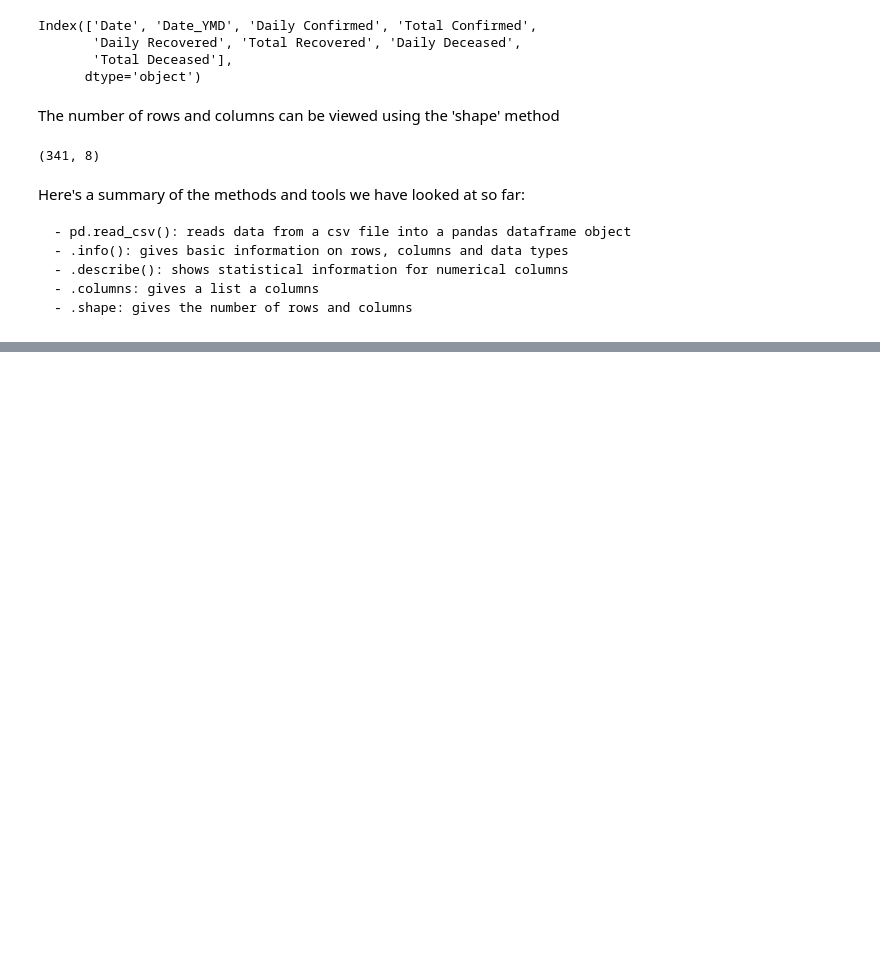
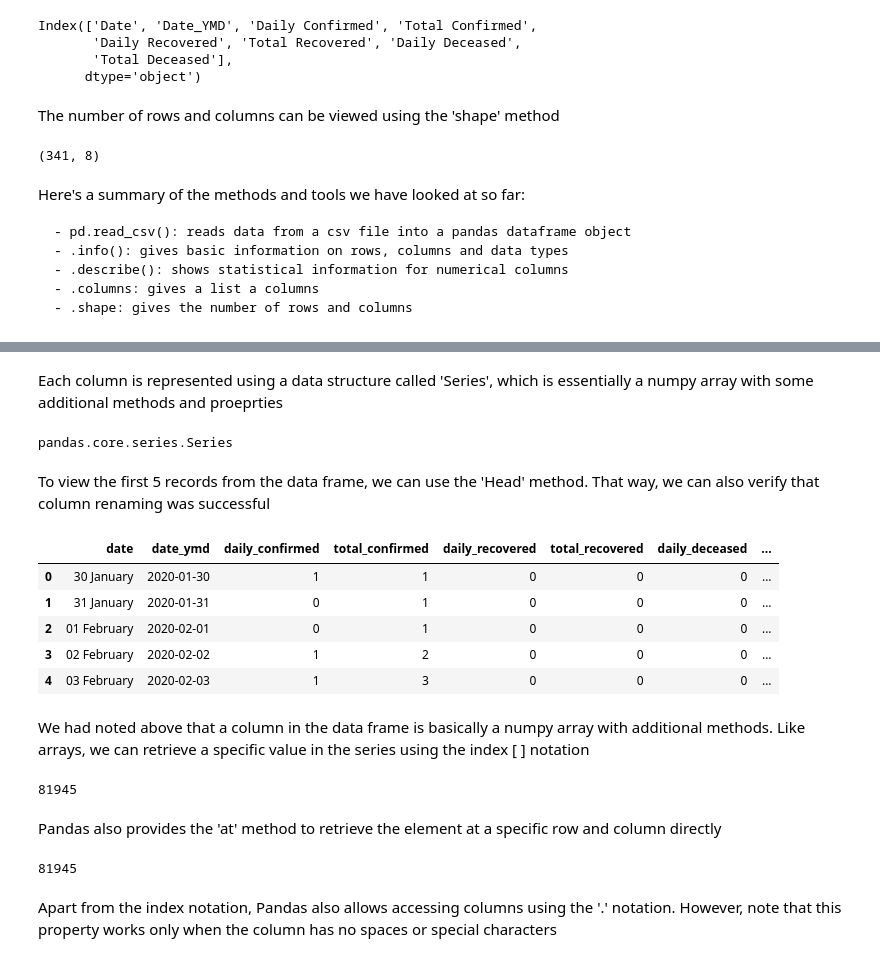
Before and after one commit to enumulak/EK_ML, a Jupyter notebook: Pandas/LearnPandas_Covid19_IndiaAnalysis_v1.0.ipynb, the cells around one changed output, grey strips where cells are left out. Saved outputs shown, nothing was run; the diff lists cells and outputs as text; code cells hidden in the pictures; blank space fills up the shorter version.

Commit message:
Section Two added to Pandas Notebook

```diff
--- a/Pandas/LearnPandas_Covid19_IndiaAnalysis_v1.0.ipynb
+++ b/Pandas/LearnPandas_Covid19_IndiaAnalysis_v1.0.ipynb
@@ -103,0 +158,7 @@ Here's a summary of the methods and tools we have looked at so far:
+# %% [markdown]
+Each column is represented using a data structure called 'Series', which is essentially a numpy array with some additional
+methods and proeprties
+# %%
+type(covid_df['Daily Recovered'])
+# %% [output]
+pandas.core.series.Series
@@ -103,0 +169,27 @@ Here's a summary of the methods and tools we have looked at so far:
+# %% [markdown]
+To view the first 5 records from the data frame, we can use the 'Head' method. That way, we can also verify that column
+renaming was successful
+# %%
+covid_df.head()
+# %% [output]
+|  | date | date_ymd | daily_confirmed | total_confirmed | daily_recovered | total_recovered | daily_deceased | ... |
+| 0 | 30 January | 2020-01-30 | 1 | 1 | 0 | 0 | 0 | ... |
+| 1 | 31 January | 2020-01-31 | 0 | 1 | 0 | 0 | 0 | ... |
+| 2 | 01 February | 2020-02-01 | 0 | 1 | 0 | 0 | 0 | ... |
+| 3 | 02 February | 2020-02-02 | 1 | 2 | 0 | 0 | 0 | ... |
+| 4 | 03 February | 2020-02-03 | 1 | 3 | 0 | 0 | 0 | ... |
+# %% [markdown]
+We had noted above that a column in the data frame is basically a numpy array with additional methods. Like arrays, we can
+retrieve a specific value in the series using the index [ ] notation
+# %%
+covid_df['daily_recovered'][250]
+# %% [output]
+81945
+# %% [markdown]
+Pandas also provides the 'at' method to retrieve the element at a specific row and column directly
+# %%
+covid_df.at[250, 'daily_recovered']
+# %% [output]
+81945
+# %% [markdown]
+Apart from the index notation, Pandas also allows accessing columns using the '.' notation. However, note that this property works only when the column has no spaces or special characters
```
Also changed, not shown: parts of 26 cells of this notebook, 1 other file.
